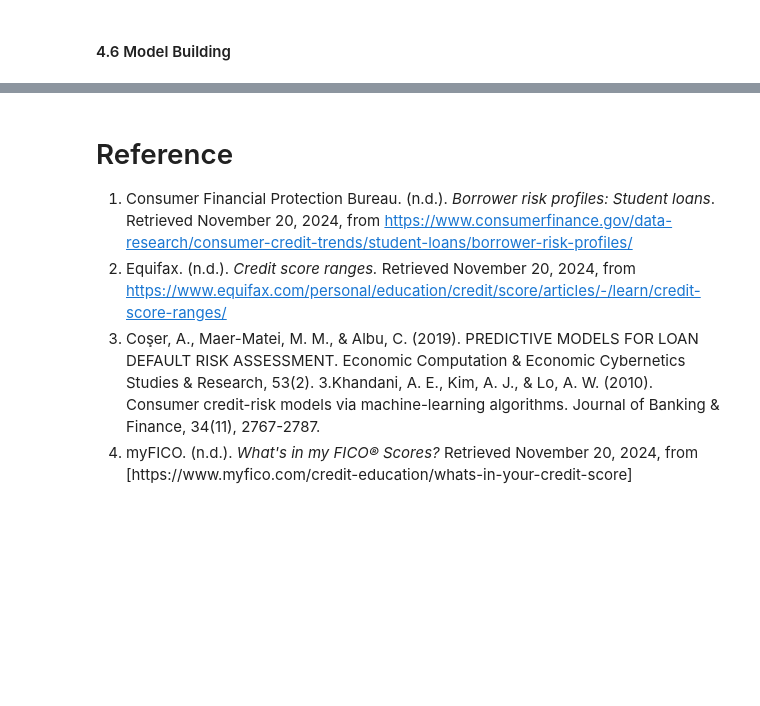
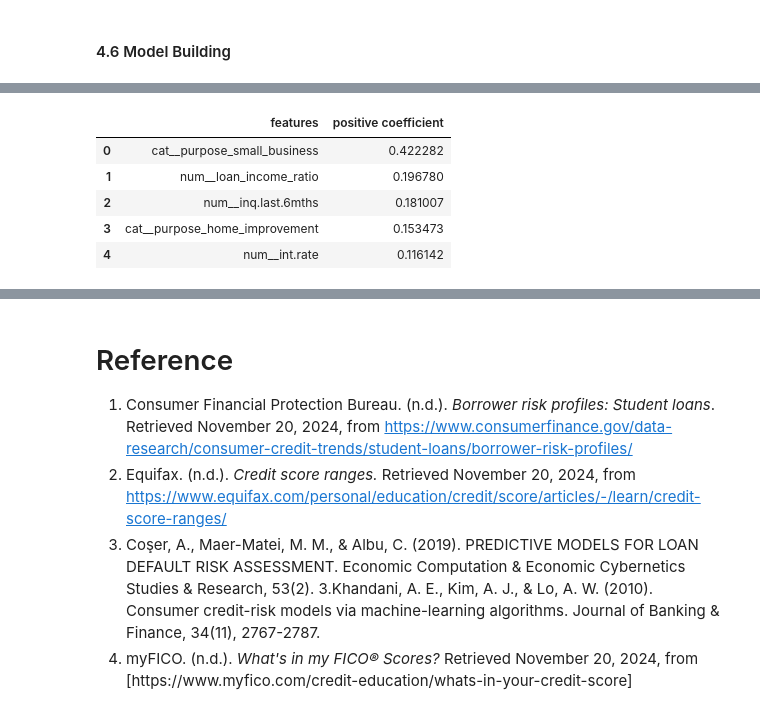
Before and after one commit to UBC-MDS/P2P_Loan, a Jupyter notebook: notebooks/p2p_lending_risk_analysis_report.ipynb, the cells around one changed output, grey strips where cells are left out. Cells and saved outputs as stored; diff of their text form; code cells hidden in the pictures; blank space fills up the shorter version.

```diff
--- a/notebooks/p2p_lending_risk_analysis_report.ipynb
+++ b/notebooks/p2p_lending_risk_analysis_report.ipynb
@@ -578,0 +537,12 @@ _discuss main findings, implications and limiations_
+# %%
+pd.DataFrame(
+    {"features":preprocessor.get_feature_names_out(),
+     "positive coefficient": coefficients}
+).sort_values(by="positive coefficient", ascending=False, ignore_index=True).head(5)
+# %% [output]
+|  | features | positive coefficient |
+| 0 | cat__purpose_small_business | 0.422282 |
+| 1 | num__loan_income_ratio | 0.196780 |
+| 2 | num__inq.last.6mths | 0.181007 |
+| 3 | cat__purpose_home_improvement | 0.153473 |
+| 4 | num__int.rate | 0.116142 |
```
Also changed, not shown: parts of 37 cells of this notebook.
